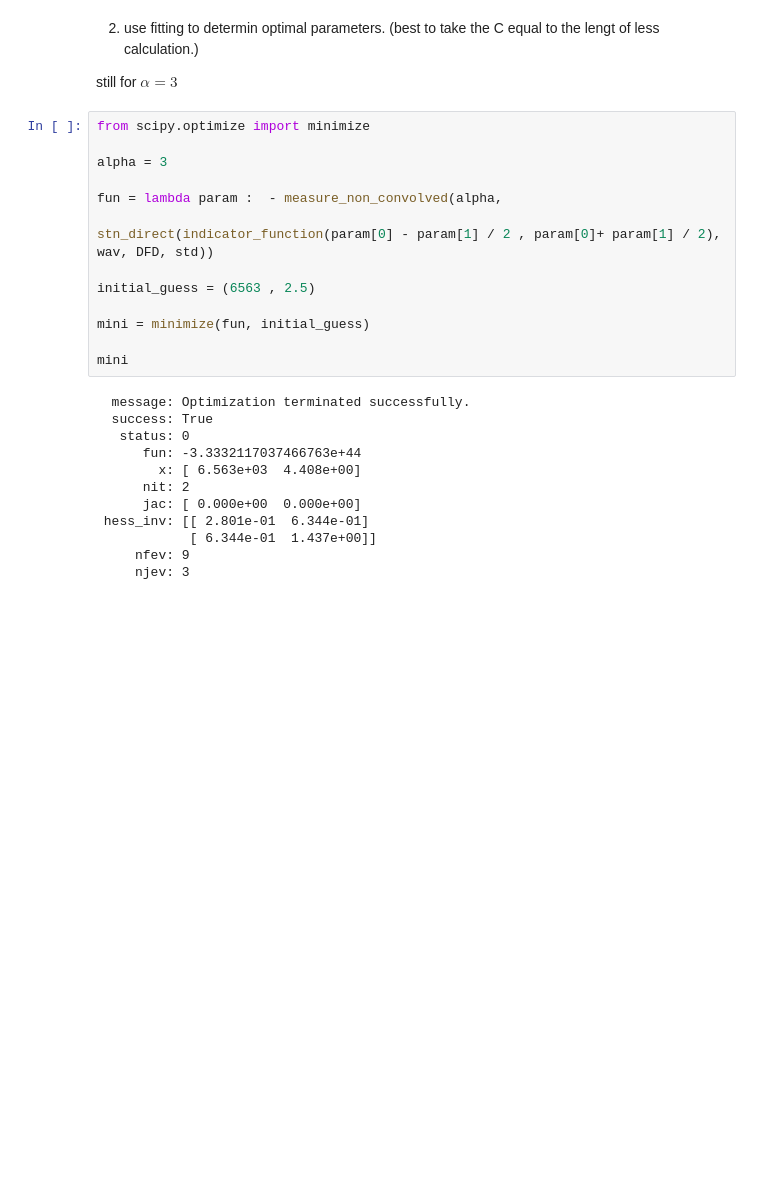
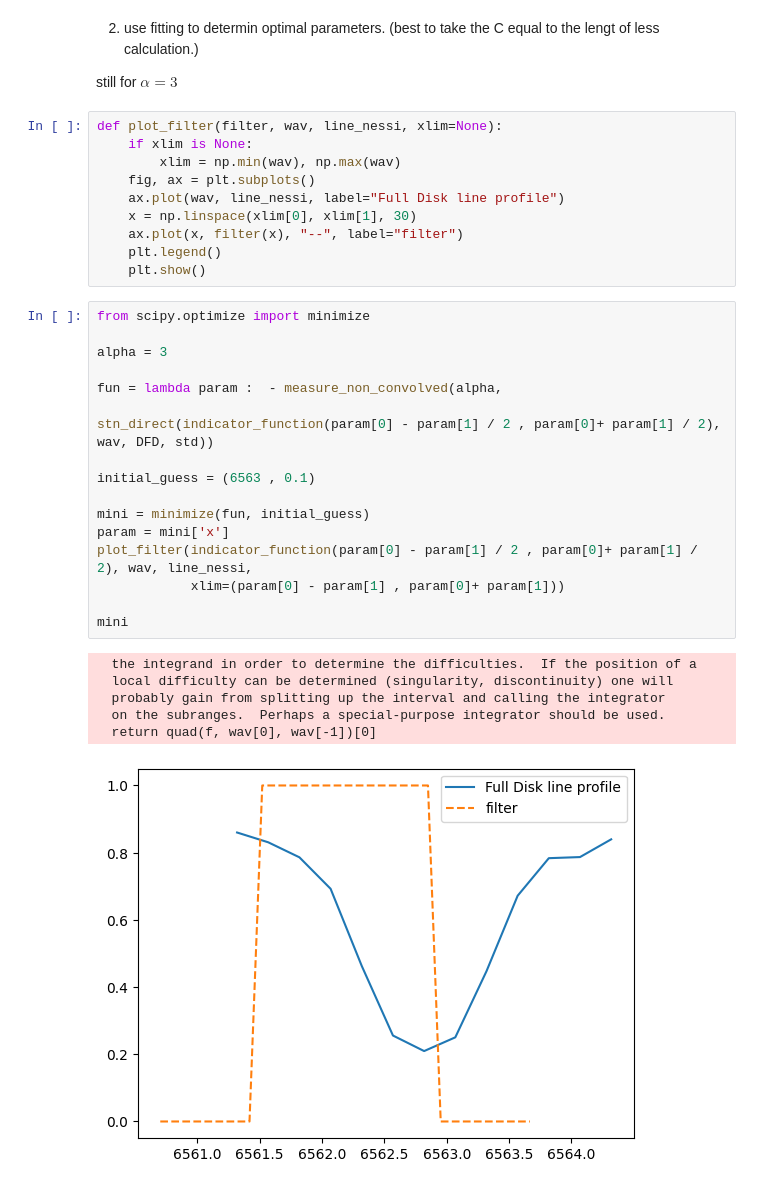
Before and after one commit to demichieldewilde/solar-flares, a Jupyter notebook: data/optimal_width/test_run.ipynb, the cells around one changed output. Drawn from its saved outputs; the diff is of its cells as text; blank space fills up the shorter version.

```diff
--- a/data/optimal_width/test_run.ipynb
+++ b/data/optimal_width/test_run.ipynb
@@ -483,28 +457,36 @@ array([ 0.02457888,  0.03533721,  0.05080452,  0.07304196,  0.10501288,
 2. use fitting to determin optimal parameters. (best to take the C equal to the lengt of less calculation.)
 
 still for $\alpha = 3$
+# %%
+def plot_filter(filter, wav, line_nessi, xlim=None):
+    if xlim is None:
+        xlim = np.min(wav), np.max(wav)
+    fig, ax = plt.subplots()
+    ax.plot(wav, line_nessi, label="Full Disk line profile")
+    x = np.linspace(xlim[0], xlim[1], 30)
+    ax.plot(x, filter(x), "--", label="filter")
+    plt.legend()
+    plt.show()
 # %%
 from scipy.optimize import minimize
 
 alpha = 3
 
 fun = lambda param :  - measure_non_convolved(alpha,
                                               stn_direct(indicator_function(param[0] - param[1] / 2 , param[0]+ param[1] / 2), wav, DFD, std))
 
-initial_guess = (6563 , 2.5)
+initial_guess = (6563 , 0.1)
 
 mini = minimize(fun, initial_guess)
+param = mini['x']
+plot_filter(indicator_function(param[0] - param[1] / 2 , param[0]+ param[1] / 2), wav, line_nessi,
+            xlim=(param[0] - param[1] , param[0]+ param[1]))
 
 mini
 # %% [output]
-  message: Optimization terminated successfully.
-  success: True
-   status: 0
-      fun: -3.3332117037466763e+44
-        x: [ 6.563e+03  4.408e+00]
-      nit: 2
-      jac: [ 0.000e+00  0.000e+00]
- hess_inv: [[ 2.801e-01  6.344e-01]
-            [ 6.344e-01  1.437e+00]]
-     nfev: 9
-     njev: 3
+  the integrand in order to determine the difficulties.  If the position of a
+  local difficulty can be determined (singularity, discontinuity) one will
+  probably gain from splitting up the interval and calling the integrator
+  on the subranges.  Perhaps a special-purpose integrator should be used.
+  return quad(f, wav[0], wav[-1])[0]
+[figure, added]
```
Also changed, not shown: parts of 15 cells of this notebook.
